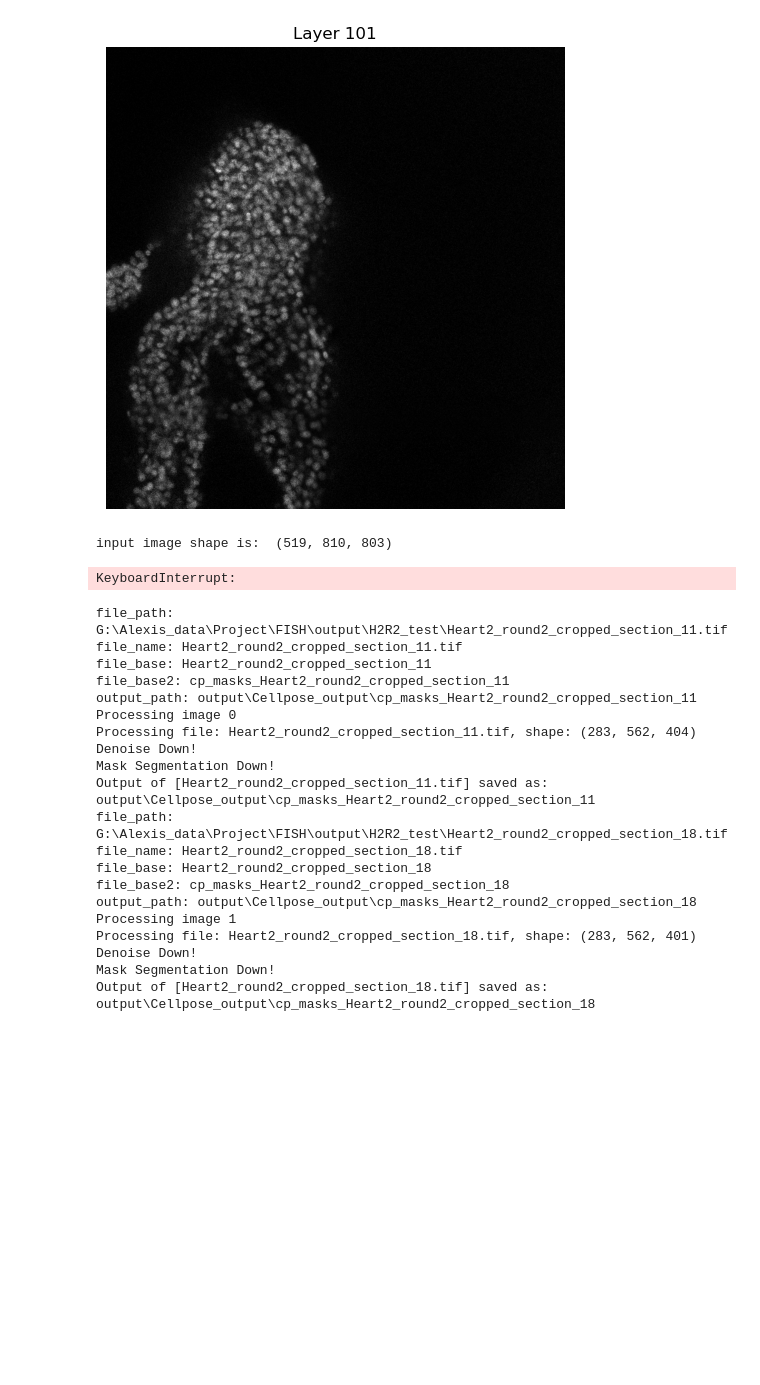
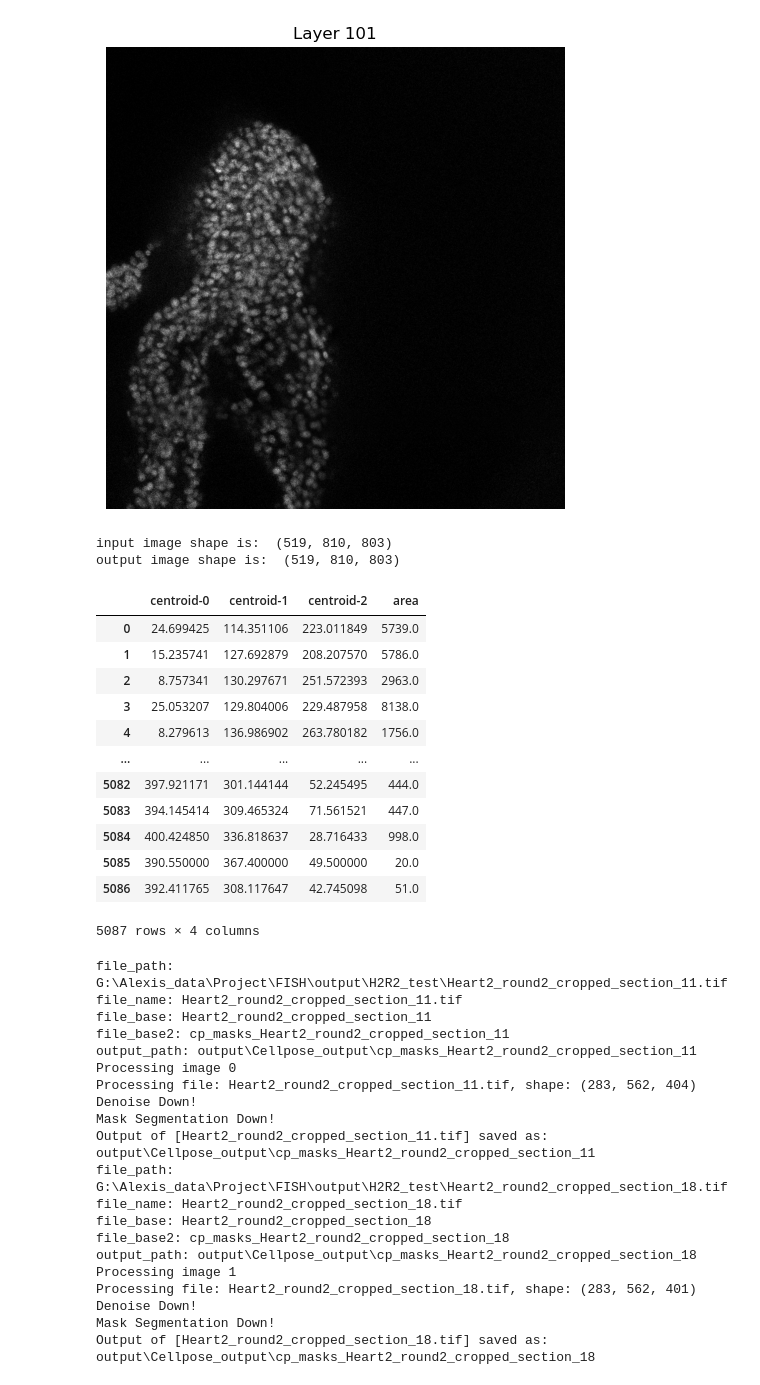
Before and after one commit to xiwang3236/Image_processing_tools, a Jupyter notebook: Cellpose_segmentation.ipynb, the cells around one changed output. Drawn from its saved outputs; the diff is of its cells as text; code cells hidden in the pictures; blank space fills up the shorter version.

```diff
--- a/Cellpose_segmentation.ipynb
+++ b/Cellpose_segmentation.ipynb
@@ -75,22 +75,44 @@ masks, flows, styles = model.eval(
 
 print("output image shape is: ", masks.shape)
 
-# save the masks as tif file
-io.save_masks(
-    images=[img],  # List containing the image
-    masks=[masks],            # List containing the mask
-    flows=[flows],            # List containing the flows
-    file_names=['output/Cellpose_output/Heart_region_10'],  # Base filename for saving
-    png=False,                # Disable saving as PNG
-    tif=True,                 # Enable saving as TIFF
-    channels=[0, 0],           # Channels used in Cellpose
-    # ... other parameters if needed ...
-)
 
-# print(f"Mask number n saved as 'cp_masks_{img_name}.tif'")
+# # save the masks as tif file
+# io.save_masks(
+#     images=[img],  # List containing the image
+#     masks=[masks],            # List containing the mask
+#     flows=[flows],            # List containing the flows
+#     file_names=['output/Cellpose_output/Heart_region_10'],  # Base filename for saving
+#     png=False,                # Disable saving as PNG
+#     tif=True,                 # Enable saving as TIFF
+#     channels=[0, 0],           # Channels used in Cellpose
+#     # ... other parameters if needed ...
+# )
+
+# # print(f"Mask number n saved as 'cp_masks_{img_name}.tif'")
 # %% [output]
 input image shape is:  (519, 810, 803)
+output image shape is:  (519, 810, 803)
-KeyboardInterrupt:
+# %%
+from skimage import measure
+props = measure.regionprops_table(masks, properties=[ 'centroid', 'area'])
+# %%
+import pandas as pd
+props_df = pd.DataFrame(props)
+props_df
+# %% [output]
+|  | centroid-0 | centroid-1 | centroid-2 | area |
+| 0 | 24.699425 | 114.351106 | 223.011849 | 5739.0 |
+| 1 | 15.235741 | 127.692879 | 208.207570 | 5786.0 |
+| 2 | 8.757341 | 130.297671 | 251.572393 | 2963.0 |
+| 3 | 25.053207 | 129.804006 | 229.487958 | 8138.0 |
+| 4 | 8.279613 | 136.986902 | 263.780182 | 1756.0 |
+| ... | ... | ... | ... | ... |
+| 5082 | 397.921171 | 301.144144 | 52.245495 | 444.0 |
+| 5083 | 394.145414 | 309.465324 | 71.561521 | 447.0 |
+| 5084 | 400.424850 | 336.818637 | 28.716433 | 998.0 |
+| 5085 | 390.550000 | 367.400000 | 49.500000 | 20.0 |
+| 5086 | 392.411765 | 308.117647 | 42.745098 | 51.0 |
+5087 rows × 4 columns
 # %%
 # Export of npy files doesn't work cause high running memory require
 
```
Also changed, not shown: 4 other files.
